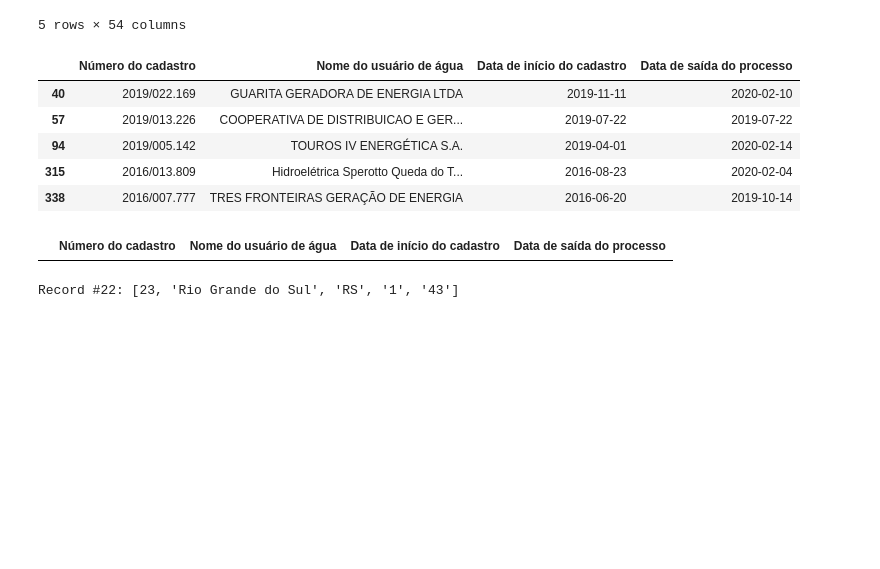
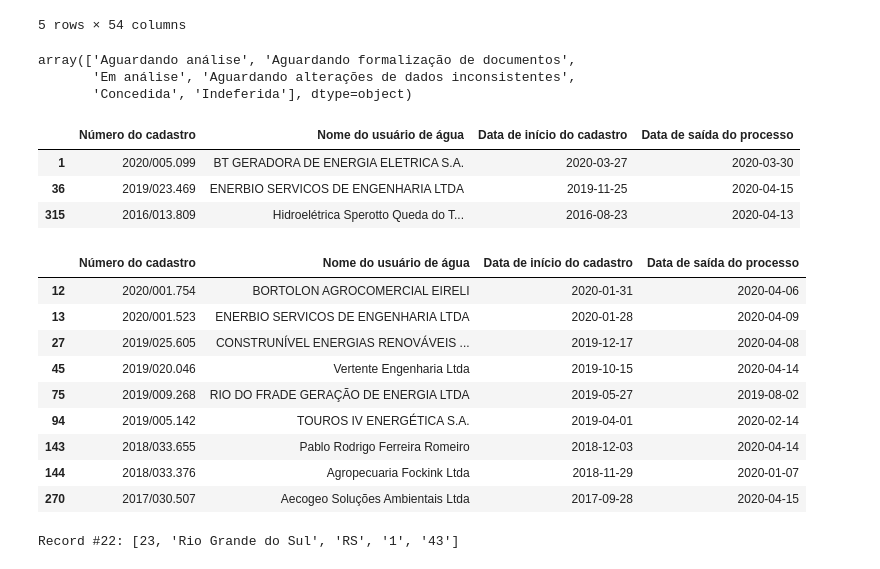
Before and after one commit to robertorolo/KML_from_SIOUT_csv, a Jupyter notebook: KML_SIOUT.ipynb, the cells around one changed output. Cells and saved outputs as stored; diff of their text form; code cells hidden in the pictures; blank space fills up the shorter version.

```diff
--- a/KML_SIOUT.ipynb
+++ b/KML_SIOUT.ipynb
@@ -9,7 +9,7 @@ import shapefile as shp
 import matplotlib.pyplot as plt
 import numpy as np
 # %%
-file_name = 'relatorio_856.csv'
+file_name = 'relatorio_651.csv'
 # %%
 df = pd.read_csv(filepath_or_buffer=file_name, sep=';', encoding= 'unicode_escape')
 # %%
@@ -33,6 +33,12 @@ df_filtrado.head()
 | 12 | 2020/001.754 | - | BORTOLON AGROCOMERCIAL EIRELI | 00.376.956/0001-92 | Água Superficial | ... |
 | 13 | 2020/001.523 | - | ENERBIO SERVICOS DE ENGENHARIA LTDA | 05.385.865/0001-37 | Água Superficial | ... |
 5 rows × 54 columns
+# %%
+df_filtrado['Status'].unique()
+# %% [output]
+array(['Aguardando análise', 'Aguardando formalização de documentos',
+       'Em análise', 'Aguardando alterações de dados inconsistentes',
+       'Concedida', 'Indeferida'], dtype=object)
 # %%
 aguardando = df_filtrado[df_filtrado['Status'] == 'Aguardando análise'][['Número do cadastro', 'Nome do usuário de água', 'Data de início do cadastro', 'Data de saída do processo']]
 aguardando['Data de saída do processo'] = pd.to_datetime(aguardando['Data de saída do processo'], dayfirst=True)
@@ -42,20 +48,27 @@ aguardando.to_csv('aguardando_analise.csv', index=False)
 aguardando
 # %% [output]
 |  | Número do cadastro | Nome do usuário de água | Data de início do cadastro | Data de saída do processo |
-| 40 | 2019/022.169 | GUARITA GERADORA DE ENERGIA LTDA | 2019-11-11 | 2020-02-10 |
-| 57 | 2019/013.226 | COOPERATIVA DE DISTRIBUICAO E GER... | 2019-07-22 | 2019-07-22 |
-| 94 | 2019/005.142 | TOUROS IV ENERGÉTICA S.A. | 2019-04-01 | 2020-02-14 |
-| 315 | 2016/013.809 | Hidroelétrica Sperotto Queda do T... | 2016-08-23 | 2020-02-04 |
-| 338 | 2016/007.777 | TRES FRONTEIRAS GERAÇÃO DE ENERGIA | 2016-06-20 | 2019-10-14 |
+| 1 | 2020/005.099 | BT GERADORA DE ENERGIA ELETRICA S.A. | 2020-03-27 | 2020-03-30 |
+| 36 | 2019/023.469 | ENERBIO SERVICOS DE ENGENHARIA LTDA | 2019-11-25 | 2020-04-15 |
+| 315 | 2016/013.809 | Hidroelétrica Sperotto Queda do T... | 2016-08-23 | 2020-04-13 |
 # %%
-aguardando = df_filtrado[df_filtrado['Status'] == 'Aguardando validação da análise'][['Número do cadastro', 'Nome do usuário de água', 'Data de início do cadastro', 'Data de saída do processo']]
+aguardando = df_filtrado[df_filtrado['Status'] == 'Em análise'][['Número do cadastro', 'Nome do usuário de água', 'Data de início do cadastro', 'Data de saída do processo']]
 aguardando['Data de saída do processo'] = pd.to_datetime(aguardando['Data de saída do processo'], dayfirst=True)
 aguardando['Data de início do cadastro'] = pd.to_datetime(aguardando['Data de início do cadastro'], dayfirst=True)
 aguardando.sort_values('Data de saída do processo')
 aguardando.to_csv('aguardando_analise.csv', index=False)
 aguardando
 # %% [output]
 |  | Número do cadastro | Nome do usuário de água | Data de início do cadastro | Data de saída do processo |
+| 12 | 2020/001.754 | BORTOLON AGROCOMERCIAL EIRELI | 2020-01-31 | 2020-04-06 |
+| 13 | 2020/001.523 | ENERBIO SERVICOS DE ENGENHARIA LTDA | 2020-01-28 | 2020-04-09 |
+| 27 | 2019/025.605 | CONSTRUNÍVEL ENERGIAS RENOVÁVEIS ... | 2019-12-17 | 2020-04-08 |
+| 45 | 2019/020.046 | Vertente Engenharia Ltda | 2019-10-15 | 2020-04-14 |
+| 75 | 2019/009.268 | RIO DO FRADE GERAÇÃO DE ENERGIA LTDA | 2019-05-27 | 2019-08-02 |
+| 94 | 2019/005.142 | TOUROS IV ENERGÉTICA S.A. | 2019-04-01 | 2020-02-14 |
+| 143 | 2018/033.655 | Pablo Rodrigo Ferreira Romeiro | 2018-12-03 | 2020-04-14 |
+| 144 | 2018/033.376 | Agropecuaria Fockink Ltda | 2018-11-29 | 2020-01-07 |
+| 270 | 2017/030.507 | Aecogeo Soluções Ambientais Ltda | 2017-09-28 | 2020-04-15 |
 # %%
 shp_path = "estados_2010.shp"
 sf = shp.Reader(shp_path)
```
Also changed, not shown: parts of 1 cell of this notebook, 4 other files.
